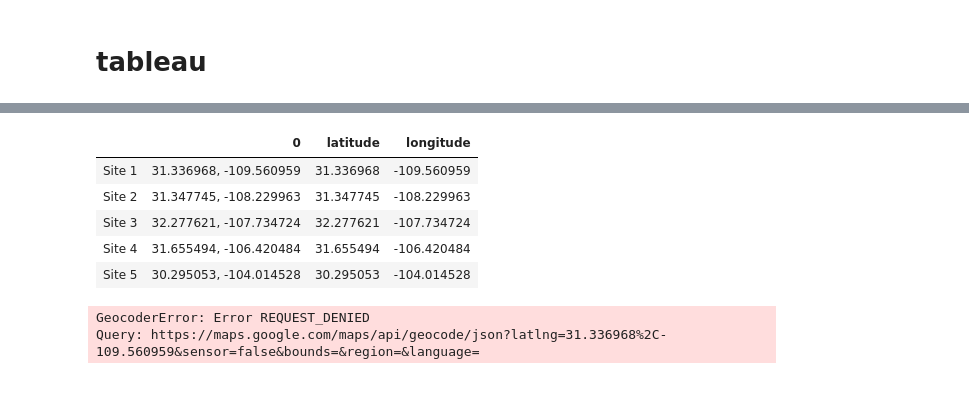
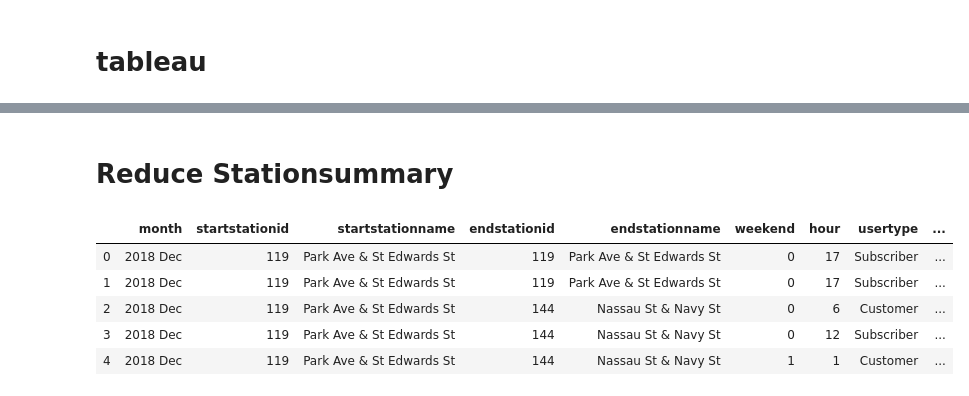
Before and after one commit to sliwet/tableau, a Jupyter notebook: tableau.ipynb, the cells around one changed output, grey strips where cells are left out. Cells and saved outputs as stored; diff of their text form; code cells hidden in the pictures.

Commit message:
Data extraction completed

```diff
--- a/tableau.ipynb
+++ b/tableau.ipynb
@@ -189,0 +278,2 @@ df['longitude'] = lon
+# %% [markdown]
+# Reduce Stationsummary
@@ -190,15 +282,11 @@ df['longitude'] = lon
+# %%
+stationsummary = pd.read_csv("resources/Data-Backup/stationsummary.csv")
 # %%
-df.head()
+stationsummary.head()
 # %% [output]
-|  | 0 | latitude | longitude |
-| Site 1 | 31.336968, -109.560959 | 31.336968 | -109.560959 |
-| Site 2 | 31.347745, -108.229963 | 31.347745 | -108.229963 |
-| Site 3 | 32.277621, -107.734724 | 32.277621 | -107.734724 |
-| Site 4 | 31.655494, -106.420484 | 31.655494 | -106.420484 |
-| Site 5 | 30.295053, -104.014528 | 30.295053 | -104.014528 |
+|  | month | startstationid | startstationname | endstationid | endstationname | weekend | hour | usertype | ... |
+| 0 | 2018 Dec | 119 | Park Ave & St Edwards St | 119 | Park Ave & St Edwards St | 0 | 17 | Subscriber | ... |
+| 1 | 2018 Dec | 119 | Park Ave & St Edwards St | 119 | Park Ave & St Edwards St | 0 | 17 | Subscriber | ... |
+| 2 | 2018 Dec | 119 | Park Ave & St Edwards St | 144 | Nassau St & Navy St | 0 | 6 | Customer | ... |
+| 3 | 2018 Dec | 119 | Park Ave & St Edwards St | 144 | Nassau St & Navy St | 0 | 12 | Subscriber | ... |
+| 4 | 2018 Dec | 119 | Park Ave & St Edwards St | 144 | Nassau St & Navy St | 1 | 1 | Customer | ... |
-# %%
-# Convert longitude and latitude to a location
-results = Geocoder.reverse_geocode(df['latitude'][0], df['longitude'][0])
-# %% [output]
-GeocoderError: Error REQUEST_DENIED
-Query: https://maps.google.com/maps/api/geocode/json?latlng=31.336968%2C-109.560959&sensor=false&bounds=&region=&language=
```
Also changed, not shown: parts of 22 cells of this notebook.
